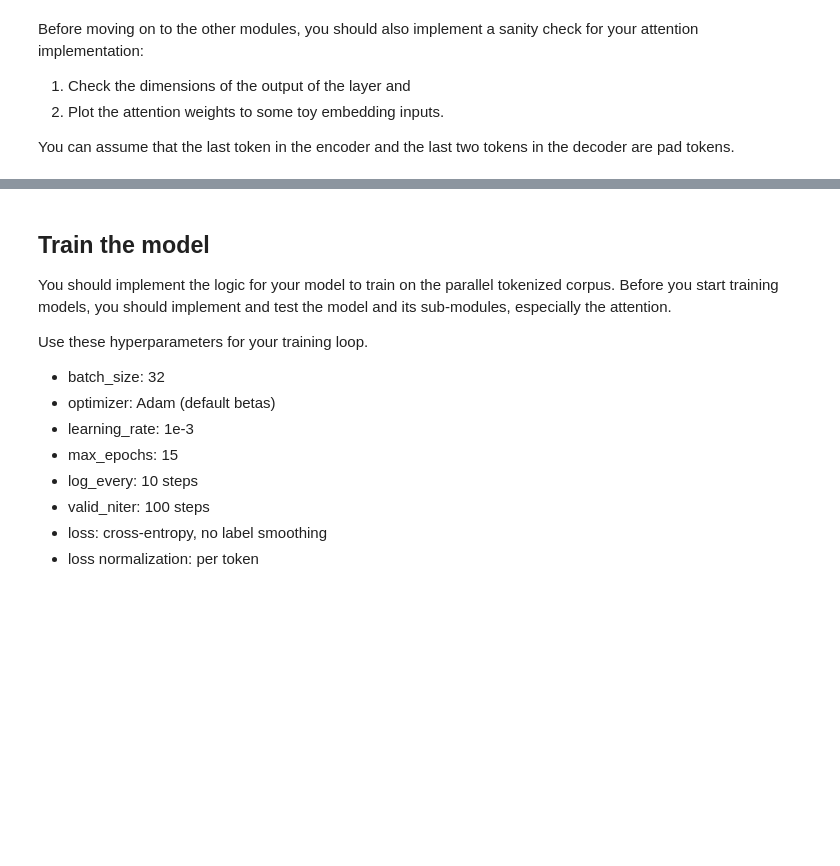
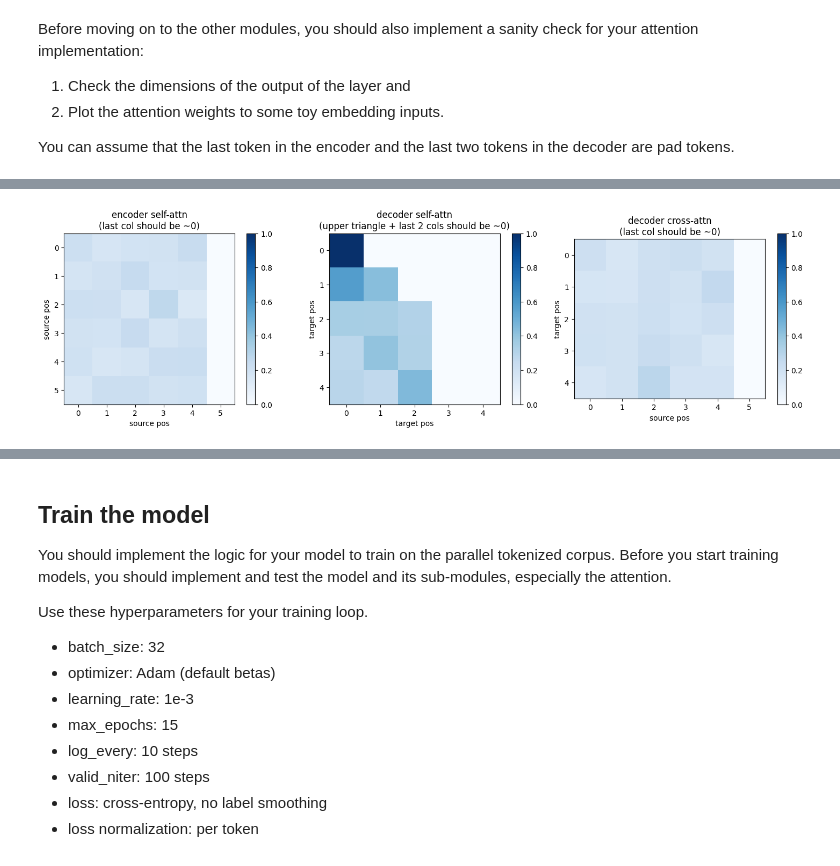
Before and after one commit to smkim0508/cos484-notes, a Jupyter notebook: A3P3_Neural_Machine_Translation_(COS484_S2026).ipynb, the cells around one changed output, grey strips where cells are left out. Saved outputs shown, nothing was run; the diff lists cells and outputs as text; code cells hidden in the pictures; blank space fills up the shorter version.

```diff
--- a/A3P3_Neural_Machine_Translation_(COS484_S2026).ipynb
+++ b/A3P3_Neural_Machine_Translation_(COS484_S2026).ipynb
@@ -59,3 +382,86 @@ Before moving on to the other modules, you should also implement a sanity check
 
 
 You can assume that the last token in the encoder and the last two tokens in the decoder are pad tokens.
+# %%
+import matplotlib.pyplot as plt
+
+def sanity_check_attention():
+    """
+    Sanity check for MultiHeadAttention.
+    Checks output shapes and plots attention weights for encoder and decoder.
+    Assumes last token in encoder input is a pad token.
+    Assumes last two tokens in decoder input are pad tokens.
+    """
+    torch.manual_seed(42)
+
+    hidden_size = 32
+    num_heads = 4
+    B, T_enc, T_dec = 2, 6, 5
+
+    mha = MultiHeadAttention(hidden_size, num_heads)
+    mha.eval()
+
+    # toy embeddings
+    enc_input = torch.randn(B, T_enc, hidden_size)
+    dec_input = torch.randn(B, T_dec, hidden_size)
+
+    # last token in encoder is pad, last two in decoder are pad
+    enc_padding_mask = torch.zeros(B, T_enc, dtype=torch.bool)
+    enc_padding_mask[:, -1] = True # (B, T_enc)
+
+    dec_padding_mask = torch.zeros(B, T_dec, dtype=torch.bool)
+    dec_padding_mask[:, -2:] = True # (B, T_dec)
+
+    with torch.no_grad():
+        # encoder self-attention: no causal mask
+        enc_out, enc_attn = mha(
+            enc_input, enc_input, enc_input,
+            padding_mask=enc_padding_mask,
+            causal_mask=False,
+        )
+
+        # decoder self-attention: causal mask + decoder padding mask
+        dec_self_out, dec_self_attn = mha(
+            dec_input, dec_input, dec_input,
+            padding_mask=dec_padding_mask,
+            causal_mask=True,
+        )
+
+        # decoder cross-attention: queries from decoder, keys/values from encoder
+        dec_cross_out, dec_cross_attn = mha(
+            dec_input, enc_input, enc_input,
+            padding_mask=enc_padding_mask,
+            causal_mask=False,
+        )
+
+    # 1. check output shapes
+    print("encoder self-attn output shape:", enc_out.shape) # (B, T_enc, d)
+    print("decoder self-attn output shape:", dec_self_out.shape) # (B, T_dec, d)
+    print("decoder cross-attn output shape:", dec_cross_out.shape) # (B, T_dec, d)
+    print("encoder attn weights shape:", enc_attn.shape) # (B, H, T_enc, T_enc)
+    print("decoder self-attn weights shape:", dec_self_attn.shape) # (B, H, T_dec, T_dec)
+    print("decoder cross-attn weights shape:", dec_cross_attn.shape) # (B, H, T_dec, T_enc)
+
+    # 2. plot attention weights for first example in batch, averaged over heads
+    fig, axes = plt.subplots(1, 3, figsize=(15, 4))
+
+    plots = [
+        (enc_attn[0].mean(0), "encoder self-attn\n(last col should be ~0)", "source pos", "source pos"),
+        (dec_self_attn[0].mean(0), "decoder self-attn\n(upper triangle + last 2 cols should be ~0)", "target pos", "target pos"),
+        (dec_cross_attn[0].mean(0), "decoder cross-attn\n(last col should be ~0)", "source pos", "target pos"),
+    ]
+
+    for ax, (weights, title, xlabel, ylabel) in zip(axes, plots):
+        im = ax.imshow(weights.numpy(), vmin=0, vmax=1, cmap="Blues")
+        ax.set_title(title)
+        ax.set_xlabel(xlabel)
+        ax.set_ylabel(ylabel)
+        plt.colorbar(im, ax=ax)
+
+    plt.tight_layout()
+    plt.savefig("attention_sanity_check.png", dpi=150)
+    plt.show()
+    print("plot saved to attention_sanity_check.png")
+
+sanity_check_attention()
+# %% [output]
@@ -61,0 +474 @@ You can assume that the last token in the encoder and the last two tokens in the
+[figure, added]
```
Also changed, not shown: parts of 13 cells of this notebook.
